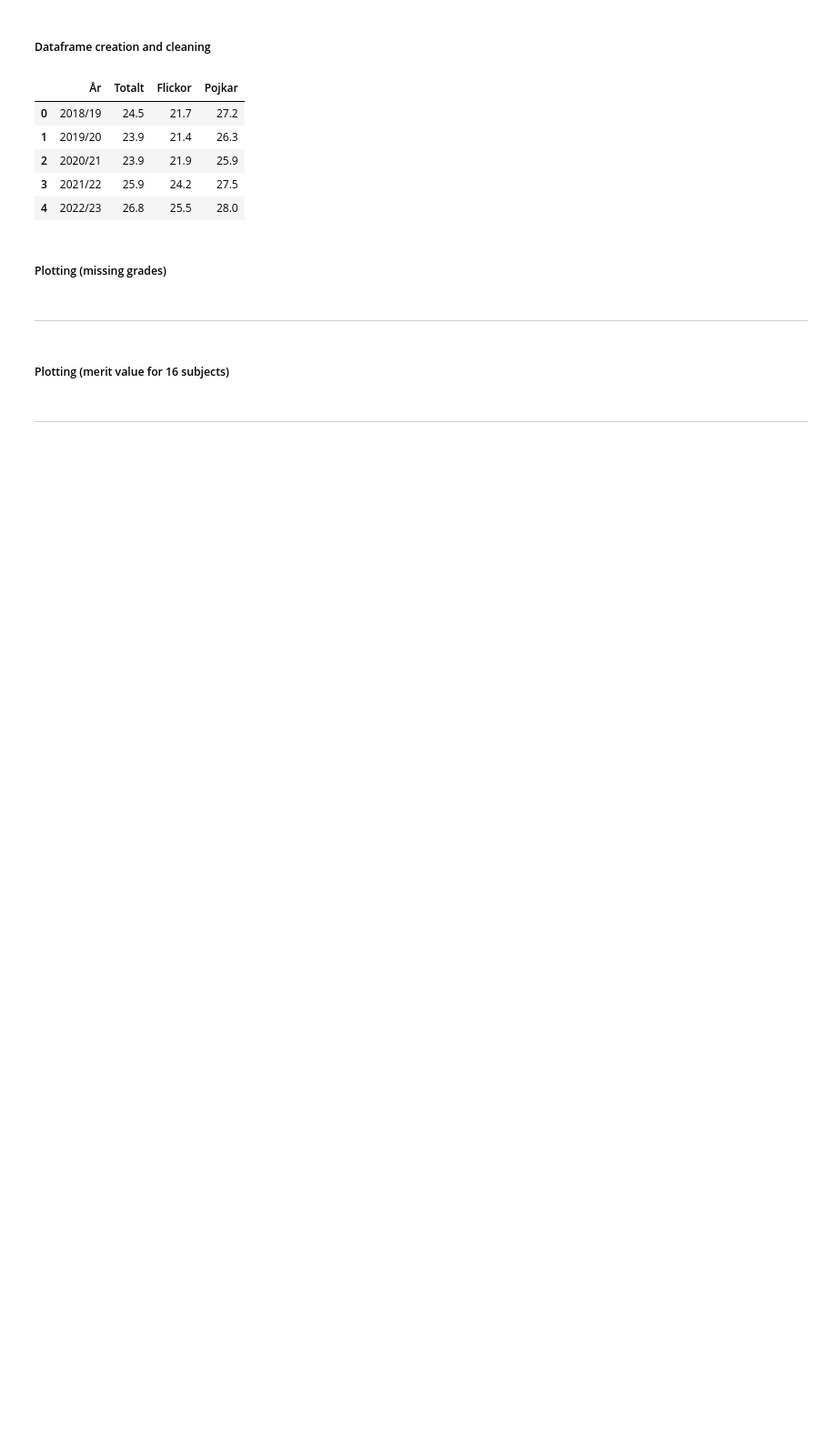
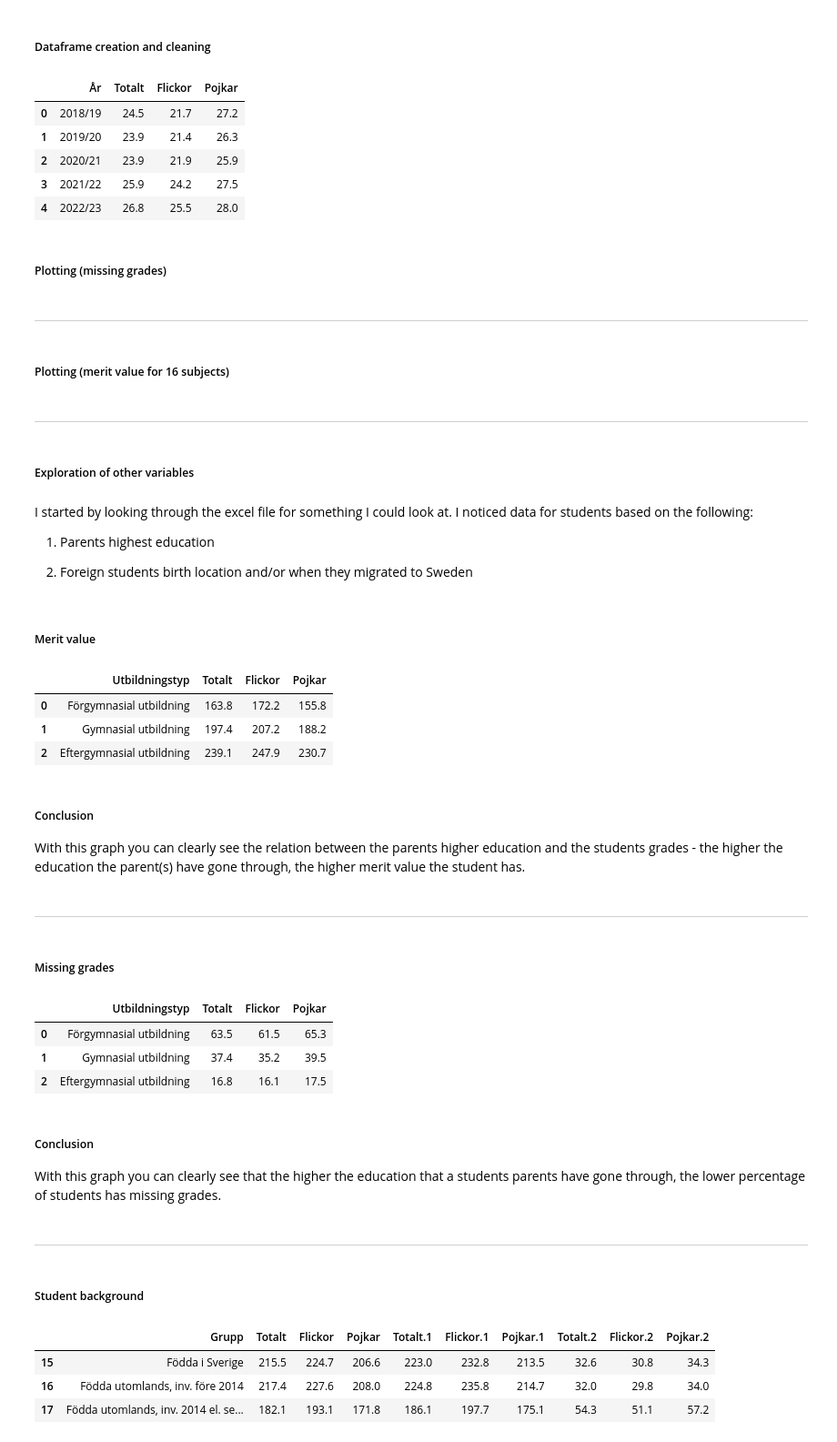
Before and after one commit to wahdanz1/OPA24_AI_Lab-2_-_Pandas_and_data_processing, a Jupyter notebook: main.ipynb, the cells around one changed output. Shown at 91% size. Saved outputs shown, nothing was run; the diff lists cells and outputs as text; code cells hidden in the pictures; blank space fills up the shorter version.

```diff
--- a/main.ipynb
+++ b/main.ipynb
@@ -130,21 +109,21 @@ fig.savefig("visualiseringar/totalpoang_per_amne_och_huvudman.png", dpi=300, bbo
 df_table_1b = pd.read_excel('data/betyg_o_prov_riksnivå.xlsx', sheet_name='Tabell 1B', header=7)
 
 # Renaming of the year ('År') column to make it more readable
-df_table_1b = df_table_1b.rename(columns={"Unnamed: 0": "År"})
+df_table_1b_filtered = df_table_1b.rename(columns={"Unnamed: 0": "År"})
 
-# Filter of the rows I need (years 2018-2023)
-df_table_1b = df_table_1b.loc[0:4]
+# Filtering of the rows I need (years 2018-2023)
+df_table_1b_filtered = df_table_1b_filtered.loc[0:4]
 
 # Filtering of the columns I need (0, 7-9)
-df_missing_grades = df_table_1b.iloc[:, [0, 7, 8, 9]]
+df_missing_grade = df_table_1b_filtered.iloc[:, [0, 7, 8, 9]]
 
 # Renaming of the columns to make them more readable
-df_missing_grades = df_missing_grades.rename(columns={"Totalt.2": "Totalt",
+df_missing_grade = df_missing_grade.rename(columns={"Totalt.2": "Totalt",
                                                     "Flickor.2": "Flickor",
                                                     "Pojkar.2": "Pojkar"}
                                                     )
 
-df_missing_grades # To check the values
+df_missing_grade # To check the values
 # %% [output]
 |  | År | Totalt | Flickor | Pojkar |
 | 0 | 2018/19 | 24.5 | 21.7 | 27.2 |
@@ -193,2 +187,9 @@ fig_merit_16.write_html("visualiseringar/meritvarde_16.html")
 # %% [markdown]
 ___
+# %% [markdown]
+##### Exploration of other variables
+# %% [markdown]
+I started by looking through the excel file for something I could look at. I noticed data for students based on the following:
+1. Parents highest education
+
+2. Foreign students birth location and/or when they migrated to Sweden
@@ -194,0 +200,13 @@ ___
+# %% [markdown]
+##### Merit value
+# %%
+# Parents merit value
+df_parents_merit = df_parents.iloc[:, 0:4]
+df_parents_merit = df_parents_merit.reset_index(drop=True)
+
+df_parents_merit
+# %% [output]
+|  | Utbildningstyp | Totalt | Flickor | Pojkar |
+| 0 | Förgymnasial utbildning | 163.8 | 172.2 | 155.8 |
+| 1 | Gymnasial utbildning | 197.4 | 207.2 | 188.2 |
+| 2 | Eftergymnasial utbildning | 239.1 | 247.9 | 230.7 |
@@ -194,0 +236,19 @@ ___
+# %% [markdown]
+##### Conclusion
+With this graph you can clearly see the relation between the parents higher education and the students grades - the higher the education the parent(s) have gone through, the higher merit value the student has.
+# %% [markdown]
+___
+# %% [markdown]
+##### Missing grades
+# %%
+# Parents missing grade(s)
+df_parents_missing_grade = df_parents.iloc[:, [0, 7, 8, 9]]
+df_parents_missing_grade = df_parents_missing_grade.reset_index(drop=True)
+df_parents_missing_grade = df_parents_missing_grade.rename(columns={"Totalt.2": "Totalt", "Flickor.2": "Flickor", "Pojkar.2": "Pojkar"})
+
+df_parents_missing_grade
+# %% [output]
+|  | Utbildningstyp | Totalt | Flickor | Pojkar |
+| 0 | Förgymnasial utbildning | 63.5 | 61.5 | 65.3 |
+| 1 | Gymnasial utbildning | 37.4 | 35.2 | 39.5 |
+| 2 | Eftergymnasial utbildning | 16.8 | 16.1 | 17.5 |
@@ -194,0 +278,18 @@ ___
+# %% [markdown]
+##### Conclusion
+With this graph you can clearly see that the higher the education that a students parents have gone through, the lower percentage of students has missing grades.
+# %% [markdown]
+___
+# %% [markdown]
+##### Student background
+# %%
+# Creation of necessary dataframes for student background
+df_student_background = df_table_1b.iloc[15:18]
+df_student_background = df_student_background.rename(columns={"Unnamed: 0": "Grupp"})
+
+df_student_background
+# %% [output]
+|  | Grupp | Totalt | Flickor | Pojkar | Totalt.1 | Flickor.1 | Pojkar.1 | Totalt.2 | Flickor.2 | Pojkar.2 |
+| 15 | Födda i Sverige | 215.5 | 224.7 | 206.6 | 223.0 | 232.8 | 213.5 | 32.6 | 30.8 | 34.3 |
+| 16 | Födda utomlands, inv. före 2014 | 217.4 | 227.6 | 208.0 | 224.8 | 235.8 | 214.7 | 32.0 | 29.8 | 34.0 |
+| 17 | Födda utomlands, inv. 2014 el. se... | 182.1 | 193.1 | 171.8 | 186.1 | 197.7 | 175.1 | 54.3 | 51.1 | 57.2 |
```
Also changed, not shown: parts of 23 cells of this notebook, 10 other files.
